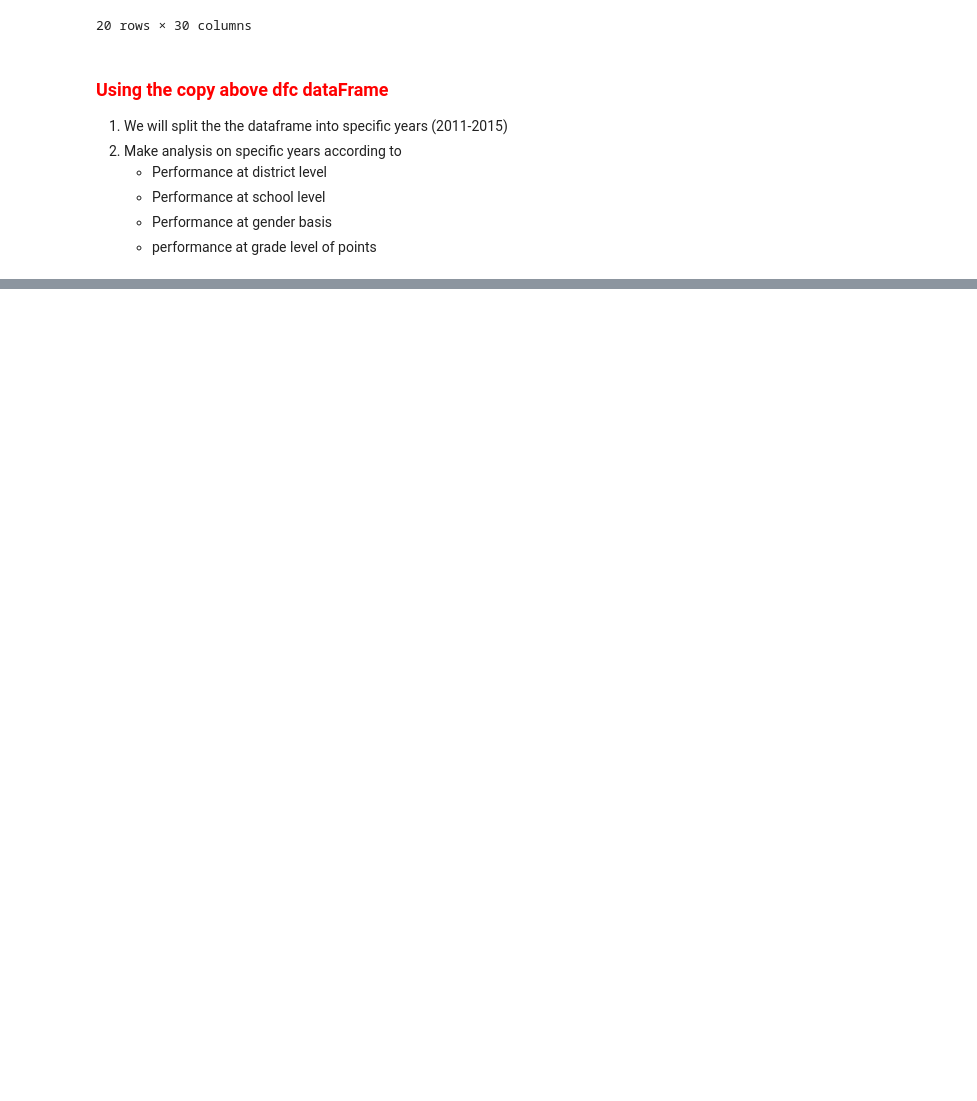
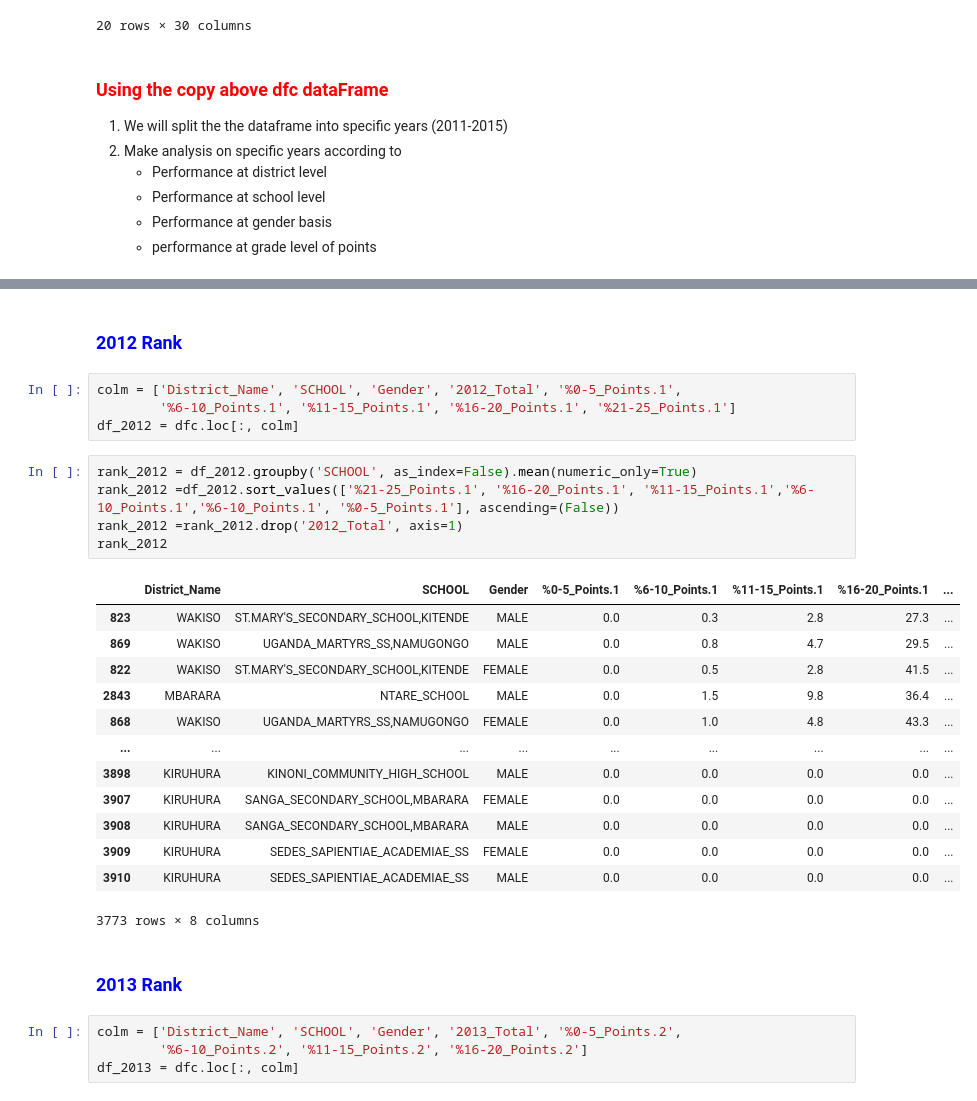
Before and after one commit to Muhangi2/DataScience_UACE_Analysis, a Jupyter notebook: datacleaning.ipynb, the cells around one changed output, grey strips where cells are left out. Drawn from its saved outputs; the diff is of its cells as text; blank space fills up the shorter version.

Commit message:
rank of schools according o performance

```diff
--- a/datacleaning.ipynb
+++ b/datacleaning.ipynb
@@ -452,0 +480,31 @@ dfc.head(20)
+# %% [markdown]
+### <font color='blue'>2012 Rank</font>
+# %%
+colm = ['District_Name', 'SCHOOL', 'Gender', '2012_Total', '%0-5_Points.1',
+        '%6-10_Points.1', '%11-15_Points.1', '%16-20_Points.1', '%21-25_Points.1']
+df_2012 = dfc.loc[:, colm]
+# %%
+rank_2012 = df_2012.groupby('SCHOOL', as_index=False).mean(numeric_only=True)
+rank_2012 =df_2012.sort_values(['%21-25_Points.1', '%16-20_Points.1', '%11-15_Points.1','%6-10_Points.1','%6-10_Points.1', '%0-5_Points.1'], ascending=(False))
+rank_2012 =rank_2012.drop('2012_Total', axis=1)
+rank_2012
+# %% [output]
+|  | District_Name | SCHOOL | Gender | %0-5_Points.1 | %6-10_Points.1 | %11-15_Points.1 | %16-20_Points.1 | ... |
+| 823 | WAKISO | ST.MARY'S_SECONDARY_SCHOOL,KITENDE | MALE | 0.0 | 0.3 | 2.8 | 27.3 | ... |
+| 869 | WAKISO | UGANDA_MARTYRS_SS,NAMUGONGO | MALE | 0.0 | 0.8 | 4.7 | 29.5 | ... |
+| 822 | WAKISO | ST.MARY'S_SECONDARY_SCHOOL,KITENDE | FEMALE | 0.0 | 0.5 | 2.8 | 41.5 | ... |
+| 2843 | MBARARA | NTARE_SCHOOL | MALE | 0.0 | 1.5 | 9.8 | 36.4 | ... |
+| 868 | WAKISO | UGANDA_MARTYRS_SS,NAMUGONGO | FEMALE | 0.0 | 1.0 | 4.8 | 43.3 | ... |
+| ... | ... | ... | ... | ... | ... | ... | ... | ... |
+| 3898 | KIRUHURA | KINONI_COMMUNITY_HIGH_SCHOOL | MALE | 0.0 | 0.0 | 0.0 | 0.0 | ... |
+| 3907 | KIRUHURA | SANGA_SECONDARY_SCHOOL,MBARARA | FEMALE | 0.0 | 0.0 | 0.0 | 0.0 | ... |
+| 3908 | KIRUHURA | SANGA_SECONDARY_SCHOOL,MBARARA | MALE | 0.0 | 0.0 | 0.0 | 0.0 | ... |
+| 3909 | KIRUHURA | SEDES_SAPIENTIAE_ACADEMIAE_SS | FEMALE | 0.0 | 0.0 | 0.0 | 0.0 | ... |
+| 3910 | KIRUHURA | SEDES_SAPIENTIAE_ACADEMIAE_SS | MALE | 0.0 | 0.0 | 0.0 | 0.0 | ... |
+3773 rows × 8 columns
+# %% [markdown]
+### <font color='blue'>2013 Rank</font>
+# %%
+colm = ['District_Name', 'SCHOOL', 'Gender', '2013_Total', '%0-5_Points.2',
+        '%6-10_Points.2', '%11-15_Points.2', '%16-20_Points.2']
+df_2013 = dfc.loc[:, colm]
```
Also changed, not shown: parts of 18 cells of this notebook, 2 other files.
